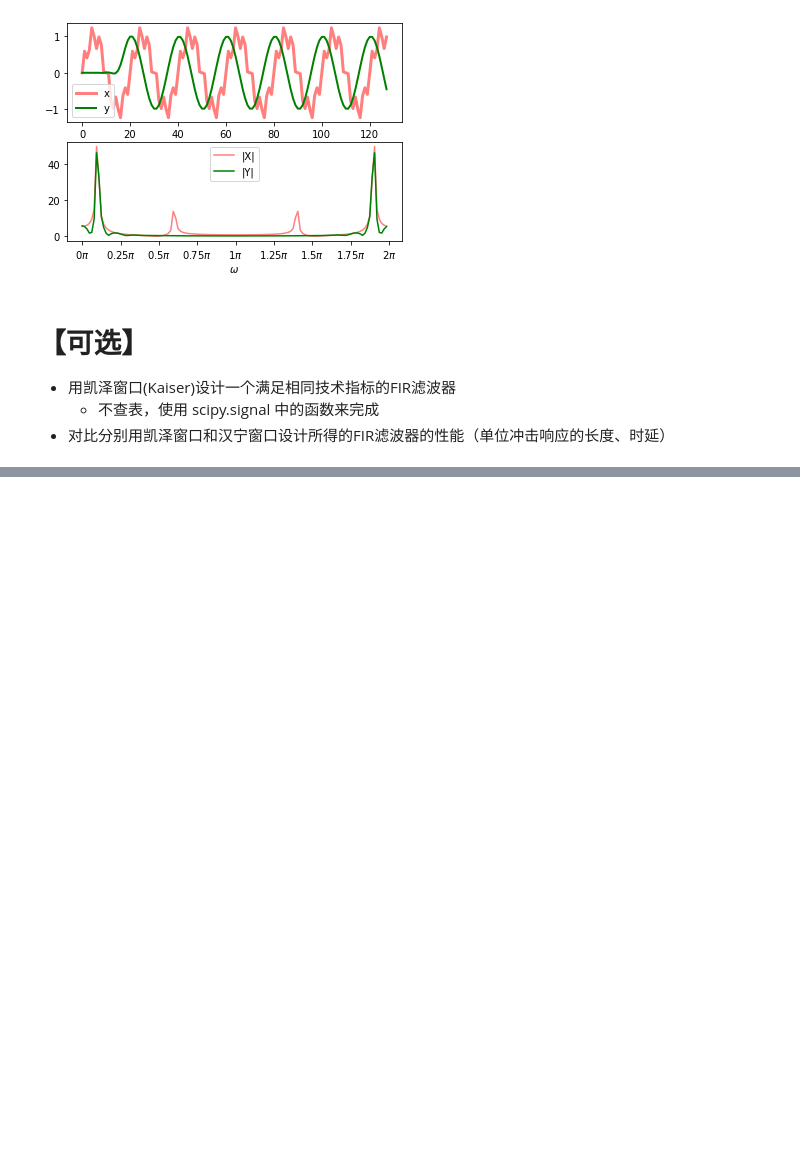
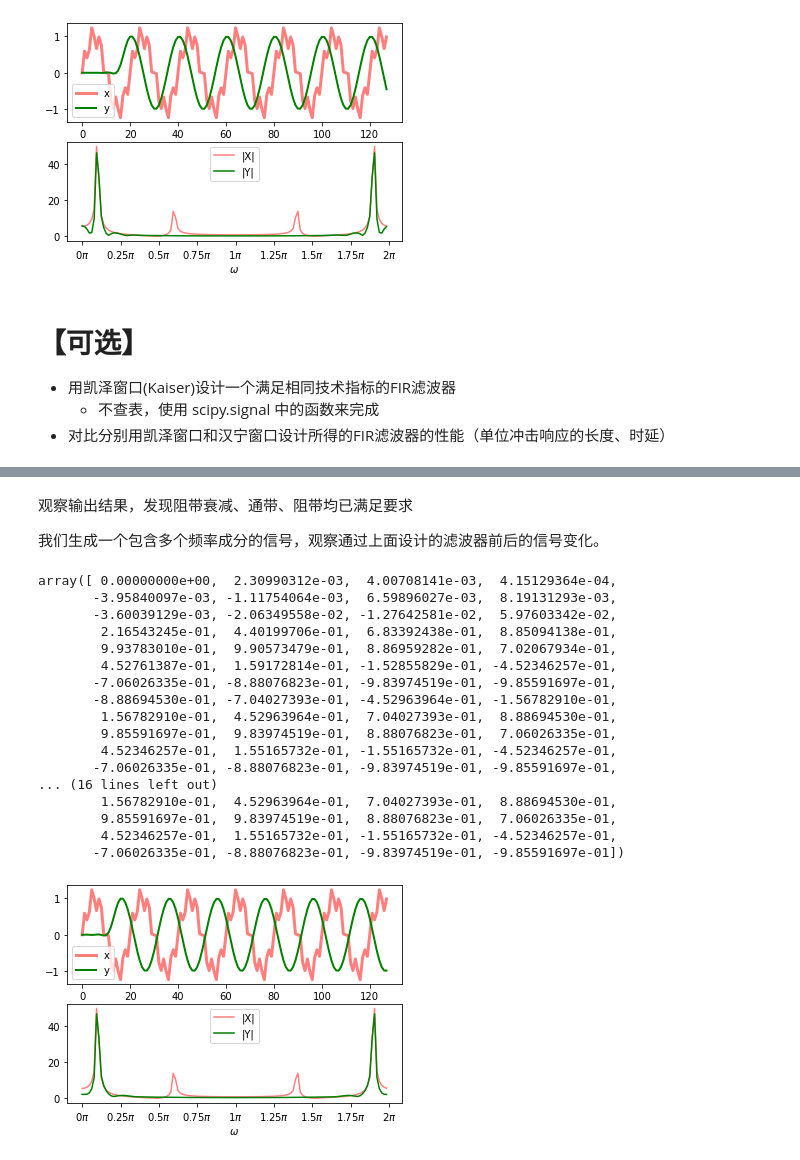
Before and after one commit to Windmill-City/DSP-Learning, a Jupyter notebook: FIR滤波器设计/ex.7-2.FIR-window.student.ipynb, the cells around one changed output, grey strips where cells are left out. Cells and saved outputs as stored; diff of their text form; code cells hidden in the pictures; blank space fills up the shorter version.

```diff
--- a/FIR滤波器设计/ex.7-2.FIR-window.student.ipynb
+++ b/FIR滤波器设计/ex.7-2.FIR-window.student.ipynb
@@ -253,0 +287,40 @@ test_filter(b, a, x);
+# %% [markdown]
+观察输出结果，发现阻带衰减、通带、阻带均已满足要求
+
+我们生成一个包含多个频率成分的信号，观察通过上面设计的滤波器前后的信号变化。
+# %%
+def gen_signal():
+    # Create a list of parameters, (A, w, phi), for each sin component.
+    x_comp = []
+    x_comp.append((1, 0.1*np.pi, 0))    # in the pass band
+    x_comp.append((0.3, 0.6*np.pi, 0))  # in the stop band
+
+    # Generate the sequence by combining all sin components.
+    n_min, n_max = 0, 127
+    x = np.sum([seq_sin(A, w, phi, n_min, n_max)
+               for A, w, phi in x_comp], axis=0)[0]
+
+    return x
+
+
+x = gen_signal()
+test_filter(b, a, x)
+# %% [output]
+array([ 0.00000000e+00,  2.30990312e-03,  4.00708141e-03,  4.15129364e-04,
+       -3.95840097e-03, -1.11754064e-03,  6.59896027e-03,  8.19131293e-03,
+       -3.60039129e-03, -2.06349558e-02, -1.27642581e-02,  5.97603342e-02,
+        2.16543245e-01,  4.40199706e-01,  6.83392438e-01,  8.85094138e-01,
+        9.93783010e-01,  9.90573479e-01,  8.86959282e-01,  7.02067934e-01,
+        4.52761387e-01,  1.59172814e-01, -1.52855829e-01, -4.52346257e-01,
+       -7.06026335e-01, -8.88076823e-01, -9.83974519e-01, -9.85591697e-01,
+       -8.88694530e-01, -7.04027393e-01, -4.52963964e-01, -1.56782910e-01,
+        1.56782910e-01,  4.52963964e-01,  7.04027393e-01,  8.88694530e-01,
+        9.85591697e-01,  9.83974519e-01,  8.88076823e-01,  7.06026335e-01,
+        4.52346257e-01,  1.55165732e-01, -1.55165732e-01, -4.52346257e-01,
+       -7.06026335e-01, -8.88076823e-01, -9.83974519e-01, -9.85591697e-01,
+... (16 lines left out)
+        1.56782910e-01,  4.52963964e-01,  7.04027393e-01,  8.88694530e-01,
+        9.85591697e-01,  9.83974519e-01,  8.88076823e-01,  7.06026335e-01,
+        4.52346257e-01,  1.55165732e-01, -1.55165732e-01, -4.52346257e-01,
+       -7.06026335e-01, -8.88076823e-01, -9.83974519e-01, -9.85591697e-01])
+[figure, added]
```
Also changed, not shown: parts of 4 cells of this notebook, 1 other file.
